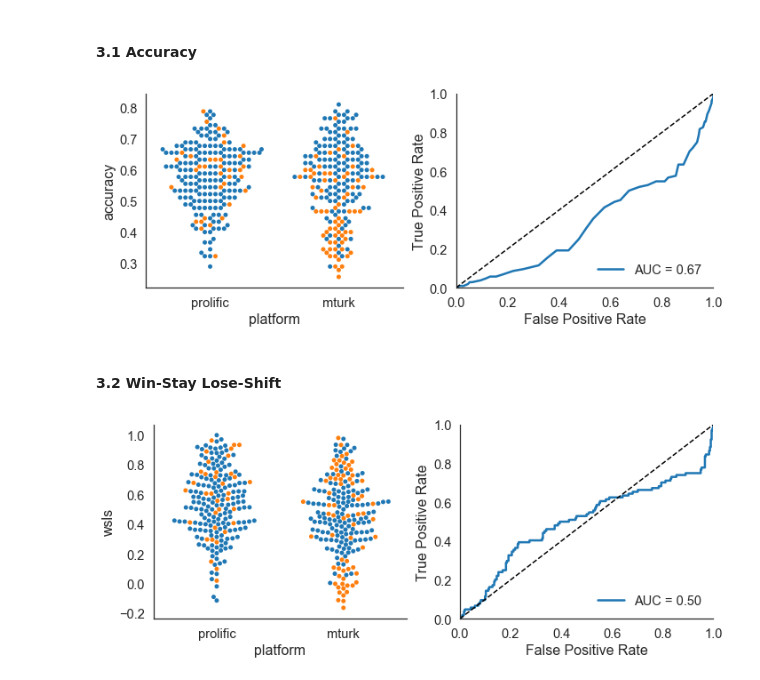
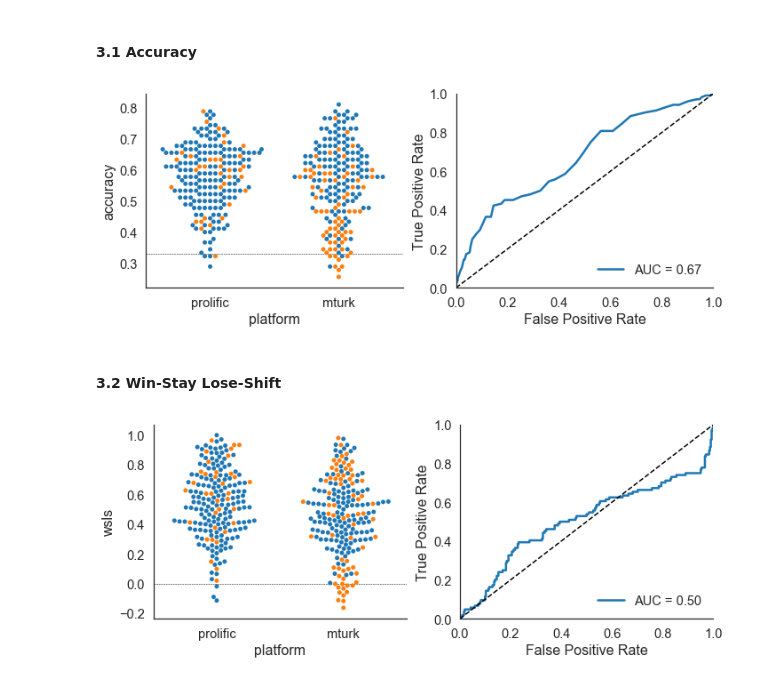
Before and after one commit to nivlab/sciops, a Jupyter notebook: analysis/notebooks/02_ROC.ipynb, the cells around one changed output. Drawn from its saved outputs; the diff is of its cells as text; code cells hidden in the pictures.

Commit message:
(1) fixed accuracy plot (2) added metric similarity

```diff
--- a/analysis/notebooks/02_ROC.ipynb
+++ b/analysis/notebooks/02_ROC.ipynb
@@ -119,0 +120,13 @@ dice coefficients here please
+# %%
+from pandas import DataFrame
+from sklearn.metrics import pairwise_distances
+
+## Extract infrequency items.
+infreq = reject.filter(regex='-infreq').values.astype(bool)
+
+## Compute Dice similarity.
+cols = ['GAD7','7U7D','BISBAS','SHAPS']
+dice = DataFrame(1 - pairwise_distances(infreq.T, metric='dice'), columns=cols, index=cols)
+
+## Plot similarity
+sns.heatmap(dice, vmin=0, vmax=1, annot=True, fmt='0.2f');
@@ -325,31 +340,32 @@ data = concat([prolific,mturk])
 # %%
 ## Compute within-subject accuracy.
 gb = data.groupby(['platform','subject']).accuracy.mean().reset_index()
 
 ## Merge with DataFrame.
 reject = reject.merge(gb)
 
 ## Compute ROC.
-fpr, tpr, thresh = roc_curve(reject.infreq, reject.accuracy)
-auc_score = 1-auc(fpr, tpr)
+fpr, tpr, thresh = roc_curve(reject.infreq, 1-reject.accuracy)
+auc_score = auc(fpr, tpr)
 
 ## Initialize canvas.
 fig, axes = plt.subplots(1,2,figsize=(10,4))
 
 ## Plot completion time.
 sns.swarmplot('platform', 'accuracy', 'infreq', data=reject, ax=axes[0])
+axes[0].axhline(0.33, lw=0.5, linestyle='--', color='k')
 axes[0].legend_.set_visible(False)
 
 ## Plot ROC.
 axes[1].plot(fpr, tpr, lw=2.5, label='AUC = %0.2f' %auc_score)
 axes[1].plot([0,1], [0,1], linestyle='--', color='k')
 axes[1].set(xlim=(0,1), xlabel='False Positive Rate', ylim=(0,1), ylabel='True Positive Rate')
 axes[1].legend(loc=4, frameon=False)
 
 sns.despine()
 plt.tight_layout()
 # %% [output]
-[figure, old version]
+[figure, new version]
 # %% [markdown]
 #### 3.2 Win-Stay Lose-Shift
 # %%
@@ -393,6 +409,7 @@ fig, axes = plt.subplots(1,2,figsize=(10,4))
 
 ## Plot completion time.
 sns.swarmplot('platform', 'wsls', 'infreq', data=reject, ax=axes[0])
+axes[0].axhline(0, lw=0.5, linestyle='--', color='k')
 axes[0].legend_.set_visible(False)
 
 ## Plot ROC.
@@ -404,4 +421,4 @@ axes[1].legend(loc=4, frameon=False)
 sns.despine()
 plt.tight_layout()
 # %% [output]
-[figure, old version]
+[figure, new version]
```
Also changed, not shown: parts of 3 cells of this notebook.
